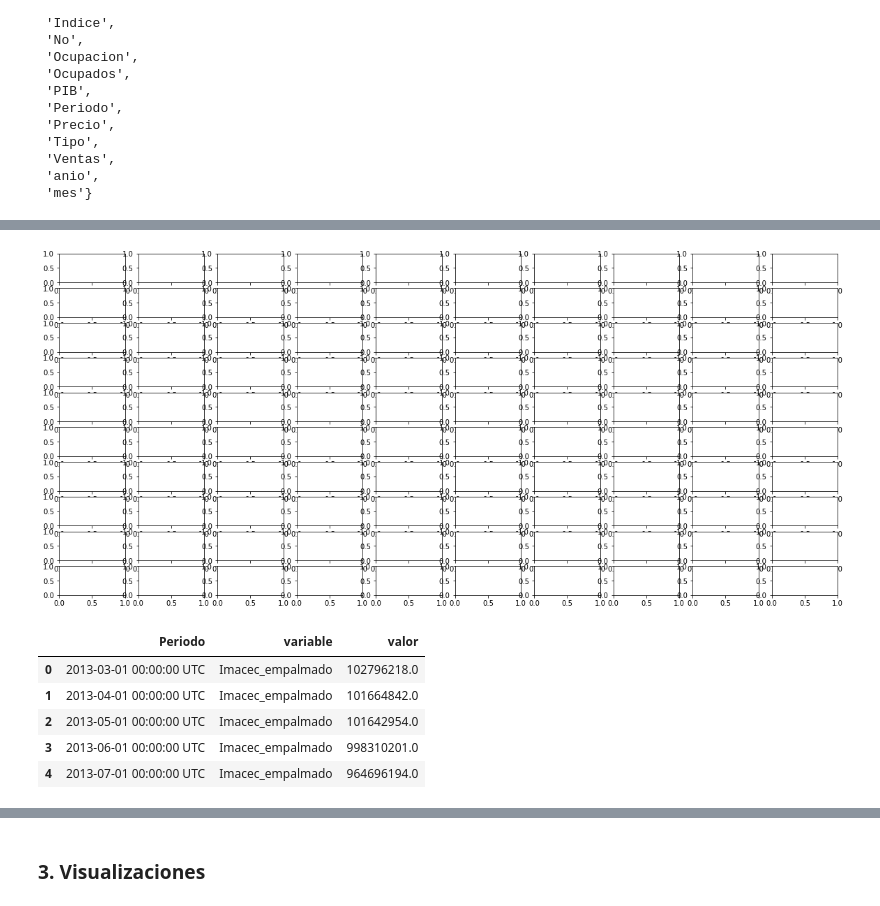
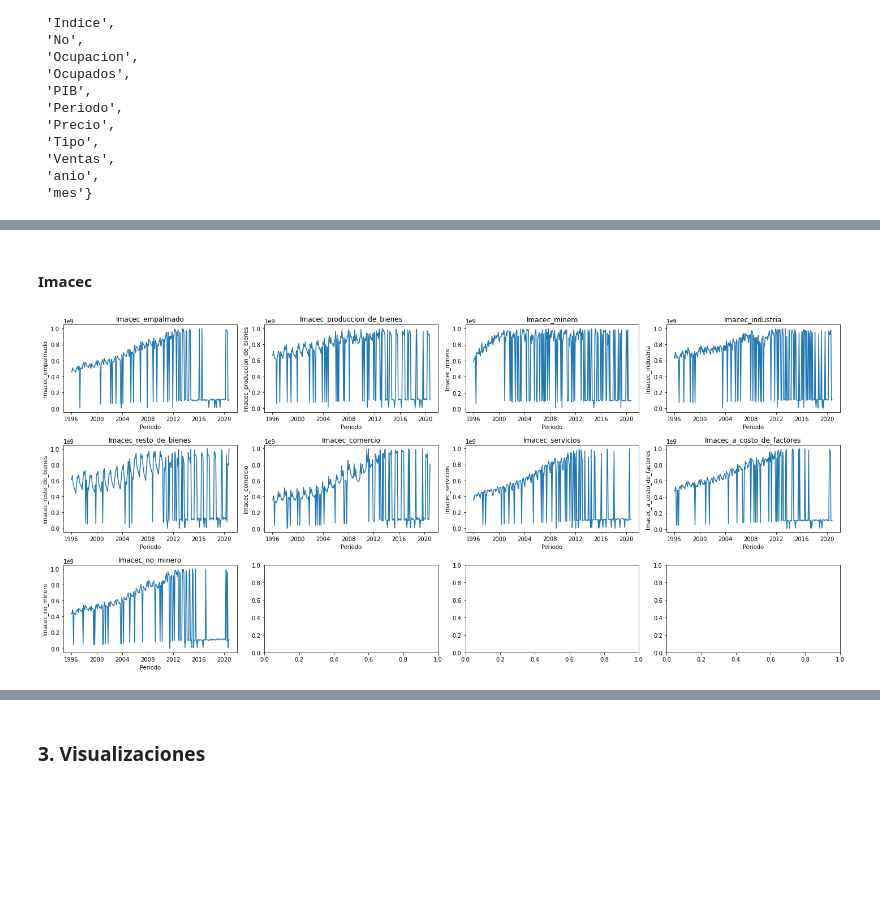
Before and after one commit to fbetteo/spike, a Jupyter notebook: desafio.ipynb, the cells around one changed output, grey strips where cells are left out. Saved outputs shown, nothing was run; the diff lists cells and outputs as text; code cells hidden in the pictures; blank space fills up the shorter version.

```diff
--- a/desafio.ipynb
+++ b/desafio.ipynb
@@ -57,6 +47,7 @@ Name: date, Length: 496, dtype: int64
 # %%
-precipitaciones['anio'] = pd.to_datetime(precipitaciones.date).dt.year
-precipitaciones['mes'] = pd.to_datetime(precipitaciones.date).dt.month
+precipitaciones['date'] = pd.to_datetime(precipitaciones.date)
+precipitaciones['anio'] = precipitaciones.date.dt.year
+precipitaciones['mes'] = precipitaciones.date.dt.month
 precipitaciones.drop_duplicates(inplace=True)
 precipitaciones.describe()
 # %% [output]
@@ -70,7 +61,7 @@ precipitaciones.describe()
 | 75% | 16.137600 | 38.409213 | 63.408364 | 101.875093 | 142.230716 | 184.751307 | 208.316243 | ... |
 | max | 347.133889 | 441.048604 | 524.592667 | 645.515752 | 759.177712 | 702.434707 | 661.211203 | ... |
 # %%
-precipitaciones_long = pd.melt(precipitaciones, id_vars="date", var_name="region", value_name="precipitaciones")
+precipitaciones_long = pd.melt(precipitaciones.drop(columns=['anio', 'mes']), id_vars="date", var_name="region", value_name="precipitaciones")
 # %%
 descripcion_precipitaciones = precipitaciones_long.groupby("region").agg({'date': ['min', 'max', 'count'],
                                                            'precipitaciones': ['min', 'max', 'mean', 'median', utils.count_na]
@@ -107,0 +95,8 @@ banco_central.shape
+# %%
+fig, ax = plt.subplots(nrows=3, ncols=3, figsize=(20,9), sharex=True, sharey=True)
+ax = ax.flatten()
+
+for i, region in enumerate(precipitaciones_long.region.unique()):
+    utils.plot_simple_precipitaciones(precipitaciones_long, region=region, ax=ax[i])
+    ax[i].set_title(region)
+plt.tight_layout()
@@ -108,5 +125,5 @@ banco_central.shape
 # %%
-banco_central_clean = banco_central.copy(deep=True)
+
 
 # remover separador de miles con punto (excepto Periodo)
 banco_central_clean = banco_central.apply(lambda x: x.astype('str').str.replace("\.","", regex=True) if x.name in banco_central.columns[1:] else x)
@@ -116,7 +133,9 @@ banco_central_clean = banco_central_clean.apply(lambda x: x.astype('str').str.re
 banco_central_clean = banco_central_clean.apply(lambda x: x.astype('float') if x.name in banco_central.columns[1:] else x)
 # fix de mes 13 en 2020, deberia ser 12
 banco_central_clean['Periodo'] = np.where(banco_central_clean['Periodo']=="2020-13-01 00:00:00 UTC", "2020-12-01 00:00:00 UTC", banco_central_clean['Periodo'])
+banco_central_clean['Periodo'] = pd.to_datetime(banco_central_clean.Periodo)
 banco_central_clean['anio'] = pd.to_datetime(banco_central_clean.Periodo).dt.year
 banco_central_clean['mes'] = pd.to_datetime(banco_central_clean.Periodo).dt.month
+banco_central_clean.sort_values('Periodo', inplace=True)
 
 banco_central_clean.drop_duplicates(inplace=True)
@@ -165,9 +179,16 @@ banco_central_clean.loc[:,banco_central_clean.columns.str.startswith('Impuesto')
+# %% [markdown]
+#### Imacec
 # %%
-# Visualizar de alguna manera todas las variables?
-fig, ax = plt.subplots(nrows=10, ncols=10, figsize=(20,9))
+
+indice = banco_central_clean.columns.str.startswith("Imacec")
+fig, ax = plt.subplots(nrows=3, ncols=4, figsize=(20,9))
 ax = ax.flatten()
 
-# for i,col in  enumerate(banco_central_clean.columns[1:]):
-#     sns.boxplot(data=banco_central_clean, x=col, orient="v", ax=ax[i])
+for i,col in  enumerate(banco_central_clean.columns[indice]):
+    temp = banco_central_clean.loc[:, ['Periodo', col]].sort_values('Periodo')
+    sns.lineplot(data=temp, x="Periodo", y=col, ax=ax[i])
+    ax[i].set_title(col)
+
+plt.tight_layout()
 # %% [output]
-[figure, old version]
+[figure, new version]
@@ -176,9 +194,0 @@ banco_central_long = pd.melt(banco_central_clean, id_vars="Periodo", var_name="v
-# %%
-banco_central_long.head()
-# %% [output]
-|  | Periodo | variable | valor |
-| 0 | 2013-03-01 00:00:00 UTC | Imacec_empalmado | 102796218.0 |
-| 1 | 2013-04-01 00:00:00 UTC | Imacec_empalmado | 101664842.0 |
-| 2 | 2013-05-01 00:00:00 UTC | Imacec_empalmado | 101642954.0 |
-| 3 | 2013-06-01 00:00:00 UTC | Imacec_empalmado | 998310201.0 |
-| 4 | 2013-07-01 00:00:00 UTC | Imacec_empalmado | 964696194.0 |
```
Also changed, not shown: parts of 34 cells of this notebook, 1 other file.
